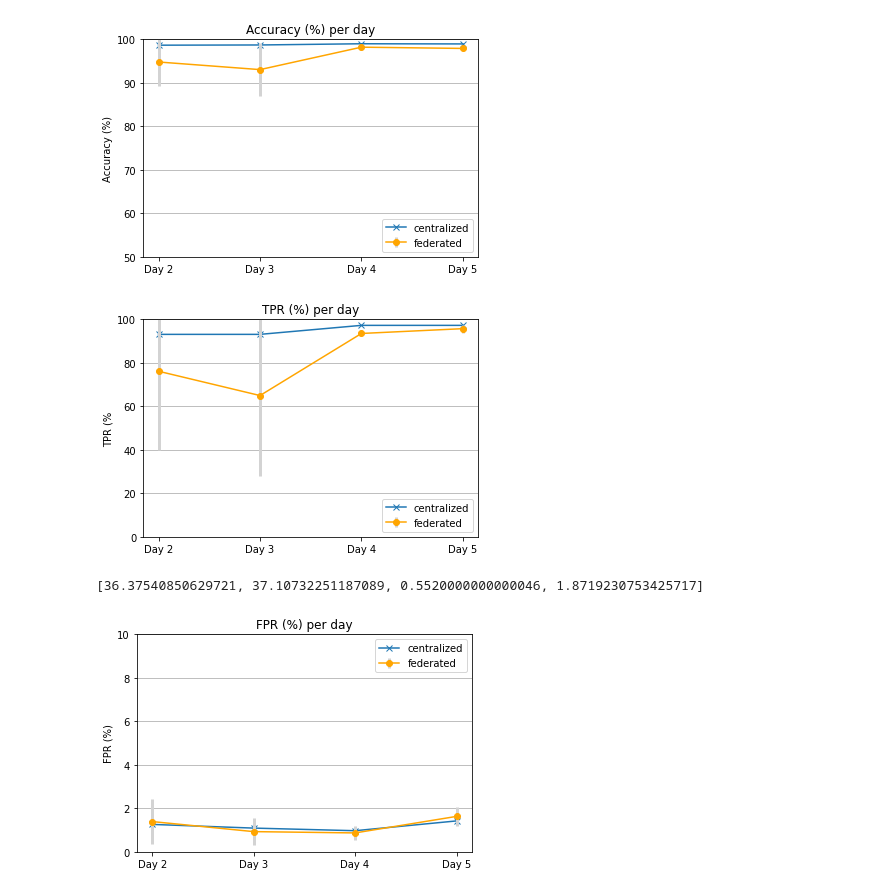
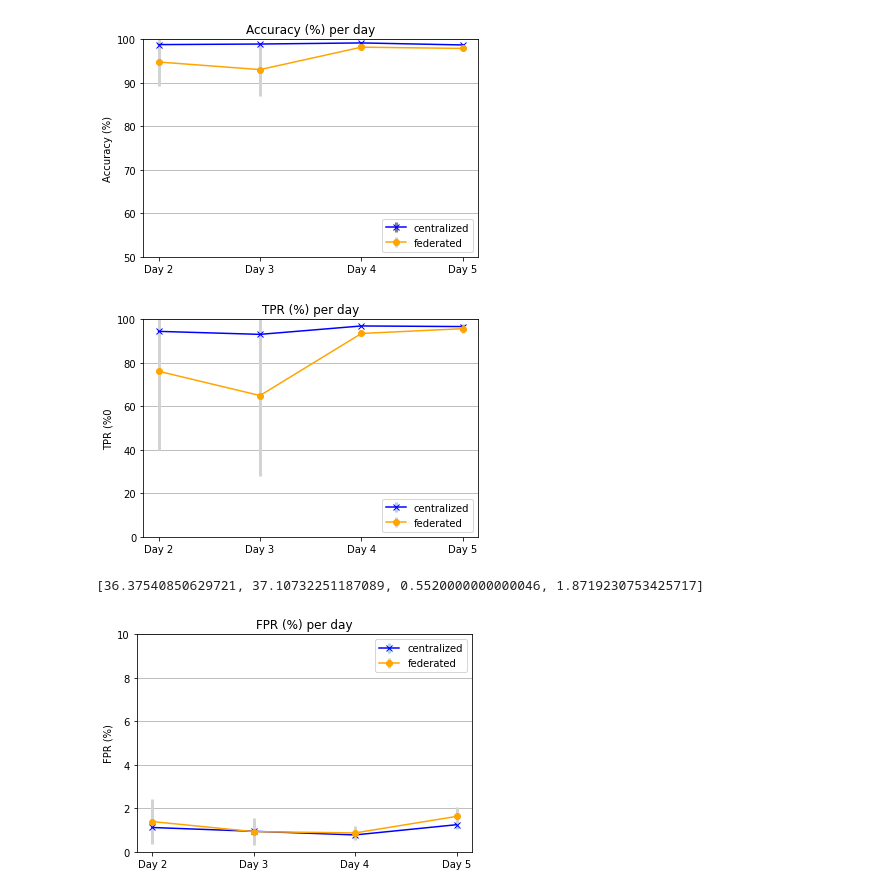
Before and after one commit to stratosphereips/feel_project, a Jupyter notebook: analysis/scenario1_figures.ipynb, the cells around one changed output. Drawn from its saved outputs; the diff is of its cells as text; code cells hidden in the pictures.

```diff
--- a/analysis/scenario1_figures.ipynb
+++ b/analysis/scenario1_figures.ipynb
@@ -62,7 +114,8 @@ fed_tpr_std = [tpr_day1_std, tpr_day2_std, tpr_day3_std, tpr_day4_std]
 fed_fpr_mean = [fpr_day1_mean, fpr_day2_mean, fpr_day3_mean, fpr_day4_mean]
 fed_fpr_std = [fpr_day1_std, fpr_day2_std, fpr_day3_std, fpr_day4_std]
 # %%
-plt.plot(centr_acc, marker="x", label="centralized")
+plt.errorbar(range(4), centr_acc_mean, yerr=centr_acc_std, fmt='x-', color='blue',
+             ecolor='gray', elinewidth=3, capsize=0, label="centralized")
 plt.errorbar(range(4), fed_acc_mean, yerr=fed_acc_std, fmt='o-', color='orange',
              ecolor='lightgray', elinewidth=3, capsize=0, label="federated")
 plt.legend(loc=4)
@@ -73,34 +126,36 @@ plt.xticks(range(4), days)
 plt.title("Accuracy (%) per day")
 plt.grid(axis='y')
 # %% [output]
-[figure, old version]
+[figure, new version]
 # %%
-plt.plot(centr_tpr, marker="x", label="centralized")
+plt.errorbar(range(4), centr_tpr_mean, yerr=centr_tpr_std, fmt='x-', color='blue',
+             ecolor='lightblue', elinewidth=3, capsize=0, label="centralized")
 plt.errorbar(range(4), fed_tpr_mean, yerr=fed_tpr_std, fmt='o-', color='orange',
              ecolor='lightgray', elinewidth=3, capsize=0, label="federated")
 plt.legend(loc=4)
 
 plt.ylim(0, 100.0)
-plt.ylabel("TPR (%")
+plt.ylabel("TPR (%)")
 plt.xticks(range(4), days)
 plt.title("TPR (%) per day")
 plt.grid(axis='y')
 # %% [output]
-[figure, old version]
+[figure, new version]
 # %%
 fed_tpr_std
 # %% [output]
 [36.37540850629721, 37.10732251187089, 0.5520000000000046, 1.8719230753425717]
 # %%
-plt.plot(centr_fpr, marker="x", label="centralized")
+plt.errorbar(range(4), centr_fpr_mean, yerr=centr_fpr_std, fmt='x-', color='blue',
+             ecolor='lightblue', elinewidth=3, capsize=0, label="centralized")
 plt.errorbar(range(4), fed_fpr_mean, yerr=fed_fpr_std, fmt='o-', color='orange',
              ecolor='lightgray', elinewidth=3, capsize=0, label="federated")
 plt.legend(loc=1)
 
 plt.ylim(0, 10.0)
 plt.ylabel("FPR (%)")
 plt.xticks(range(4), days)
 plt.title("FPR (%) per day")
 plt.grid(axis='y')
 # %% [output]
-[figure, old version]
+[figure, new version]
```
Also changed, not shown: parts of 5 cells of this notebook, 1 other file.
